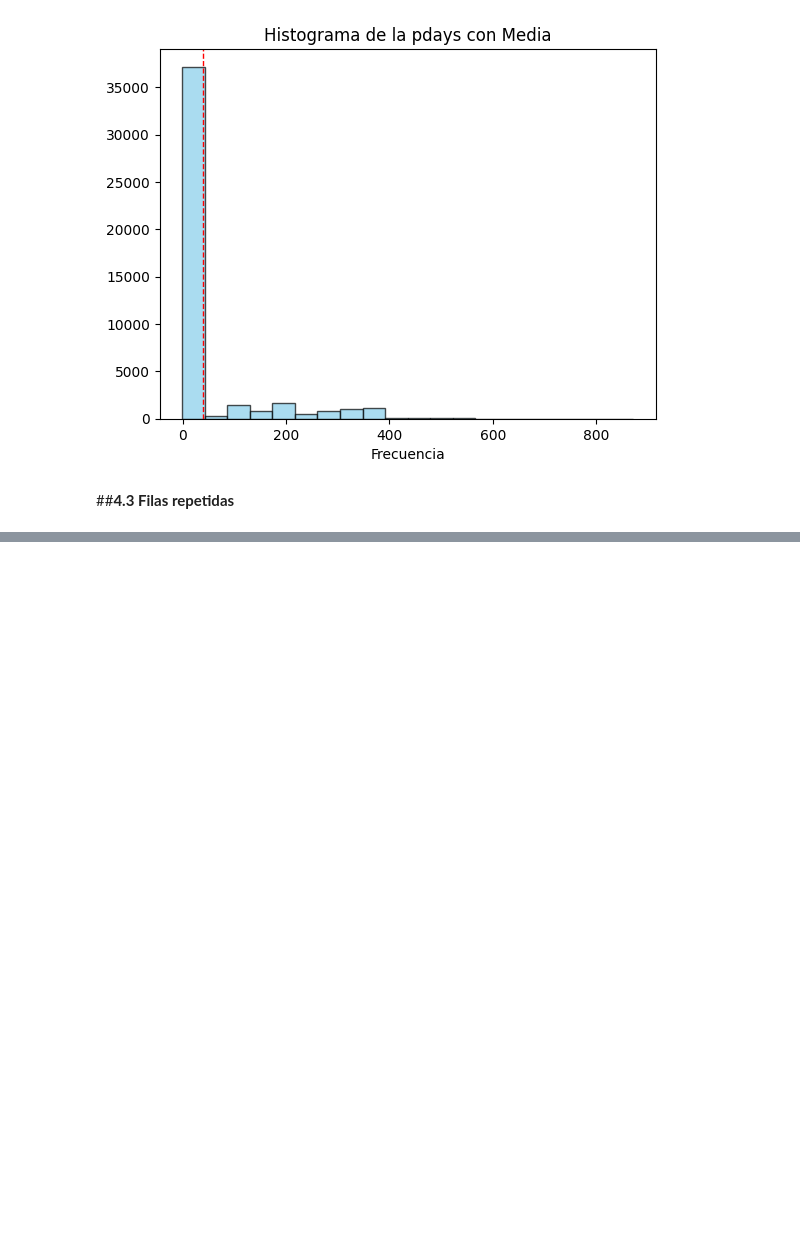
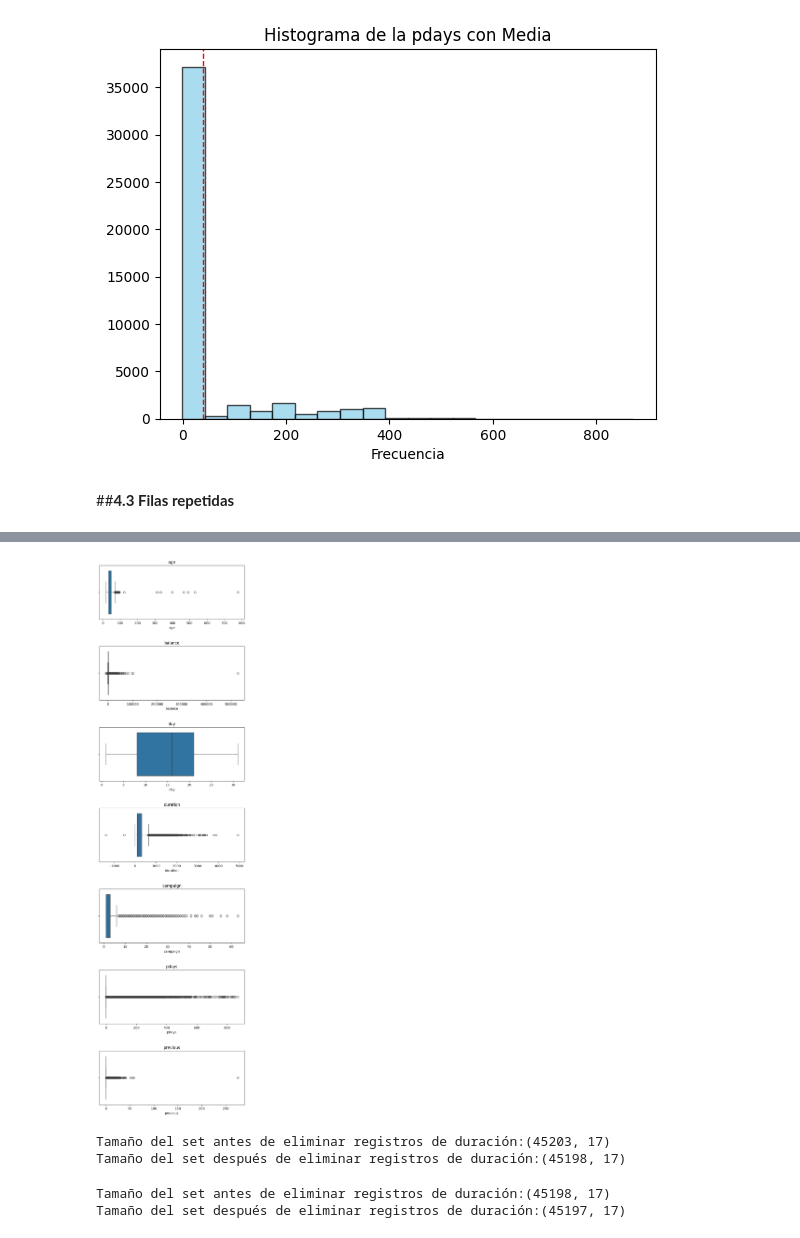
Before and after one commit to NeverShoutLala/Talento-Tech, a Jupyter notebook: Limpieza_de_datos.ipynb, the cells around one changed output, grey strips where cells are left out. Cells and saved outputs as stored; diff of their text form; code cells hidden in the pictures; blank space fills up the shorter version.

```diff
--- a/Limpieza_de_datos.ipynb
+++ b/Limpieza_de_datos.ipynb
@@ -208,4 +208,27 @@ Tamaño del set antes de eliminar las filas repetidas:(45203, 17)
 Tamaño del set después de eliminar las filas repetidas:(45203, 17)
+# %%
+colsnum = ['age', 'balance', 'day', 'duration', 'campaign', 'pdays', 'previous']
+fig, ax = plt.subplots(nrows=7, ncols=1, figsize=(8,30))
+fig.subplots_adjust(hspace=0.5)
+for i, col in enumerate(colsnum):
+  sns.boxplot(x=col, data=data, ax=ax[i])
+  ax[i].set_title(col)
+# %% [output]
+[figure, added]
+# %%
+print(f'Tamaño del set antes de eliminar registros de duración:{data.shape}')
+data = data[data['duration']>0]
+print(f'Tamaño del set después de eliminar registros de duración:{data.shape}')
+# %% [output]
+Tamaño del set antes de eliminar registros de duración:(45203, 17)
+Tamaño del set después de eliminar registros de duración:(45198, 17)
+# %%
+print(f'Tamaño del set antes de eliminar registros de duración:{data.shape}')
+data = data[data['previous']<=100]
+print(f'Tamaño del set después de eliminar registros de duración:{data.shape}')
+# %% [output]
+Tamaño del set antes de eliminar registros de duración:(45198, 17)
+Tamaño del set después de eliminar registros de duración:(45197, 17)
 # %%
 #media- promedio
 #media=data['pdays'.mean()]
```
Also changed, not shown: parts of 1 cell of this notebook.
